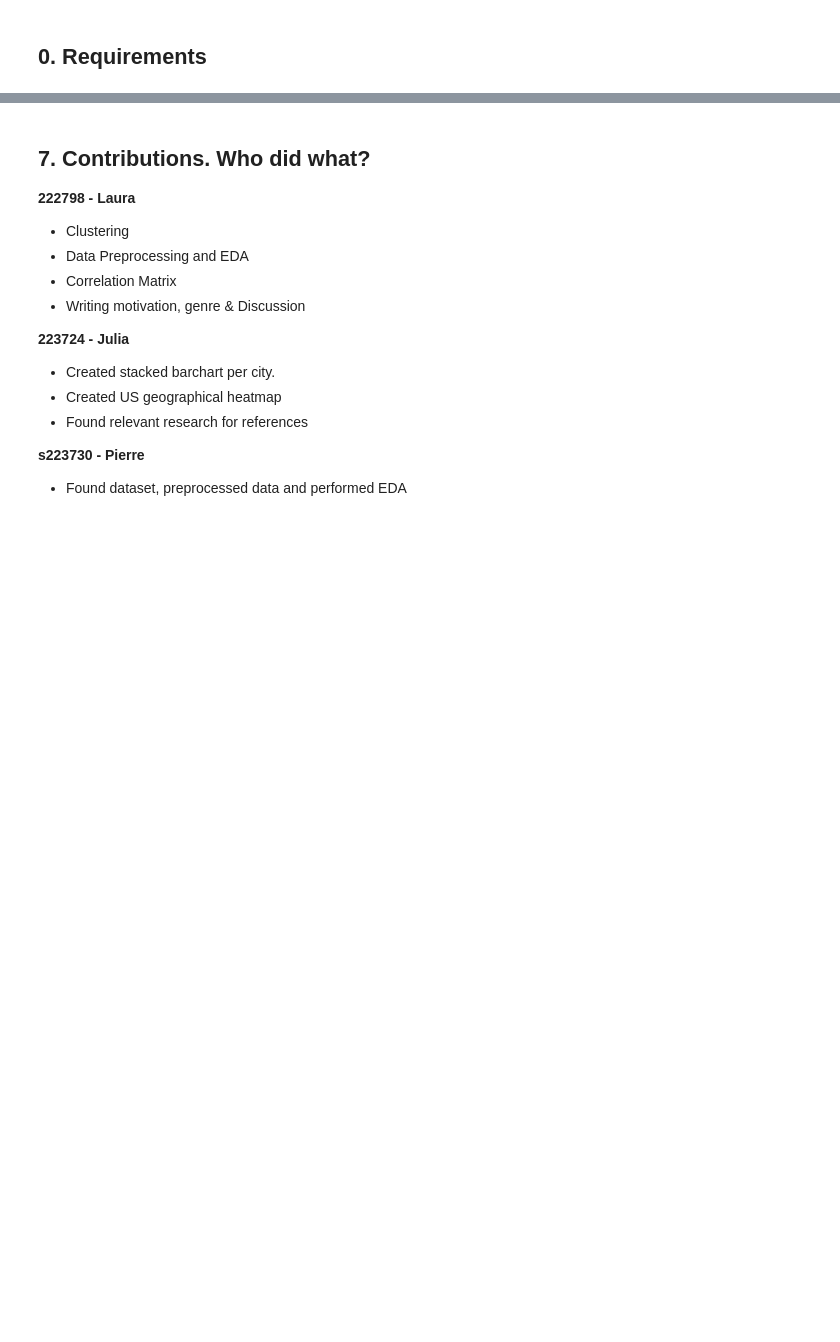
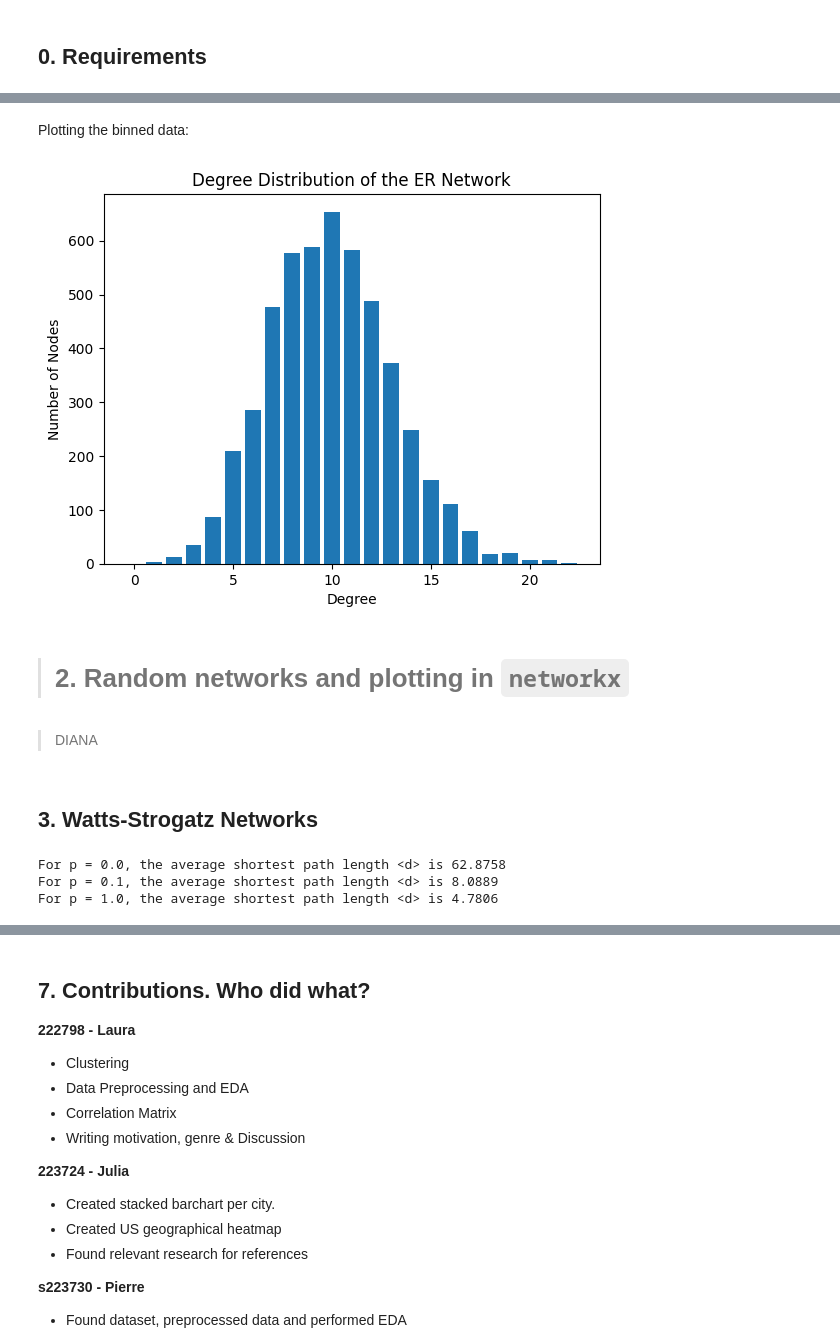
Before and after one commit to pierrehogenhaug/socialgraphs2023, a Jupyter notebook: assignments/ass1.ipynb, the cells around one changed output, grey strips where cells are left out. Saved outputs shown, nothing was run; the diff lists cells and outputs as text; code cells hidden in the pictures; blank space fills up the shorter version.

```diff
--- a/assignments/ass1.ipynb
+++ b/assignments/ass1.ipynb
@@ -96,0 +79,4 @@ How many cities do we have?
+# %%
+N = 5000
+k = 10
+p = k / (N-1) # k = p(N-1)
@@ -96,0 +85,2 @@ How many cities do we have?
+# %%
+G = nx.erdos_renyi_graph(N, p)
@@ -96,0 +89,39 @@ How many cities do we have?
+# %%
+degrees = [degree for node, degree in G.degree()]
+counts = np.bincount(degrees)
+# %% [markdown]
+Plotting the binned data:
+# %%
+plt.bar(range(len(counts)), counts)
+plt.title("Degree Distribution of the ER Network")
+plt.xlabel("Degree")
+plt.ylabel("Number of Nodes")
+plt.show()
+# %% [output]
+[figure, added]
+# %% [markdown]
+># 2. Random networks and plotting in `networkx` <a class="anchor" id="randomnetworks"></a>
+# %% [markdown]
+>DIANA
+# %% [markdown]
+## 3. Watts-Strogatz Networks <a class="anchor" id="watts"></a>
+# %%
+# graph parameters
+N = 500
+k = 4
+p_values = [0., 0.1, 1.]
+
+# list to store avg shortest path lengths
+avg_shortest_paths = []
+
+for p in p_values:
+    G = nx.watts_strogatz_graph(N, k, p)
+    avg_d = nx.average_shortest_path_length(G)
+    avg_shortest_paths.append(avg_d)
+
+for p, d in zip(p_values, avg_shortest_paths):
+    print(f"For p = {p}, the average shortest path length <d> is {d:.4f}")
+# %% [output]
+For p = 0.0, the average shortest path length <d> is 62.8758
+For p = 0.1, the average shortest path length <d> is 8.0889
+For p = 1.0, the average shortest path length <d> is 4.7806
```
Also changed, not shown: parts of 75 cells of this notebook, 1 other file.
